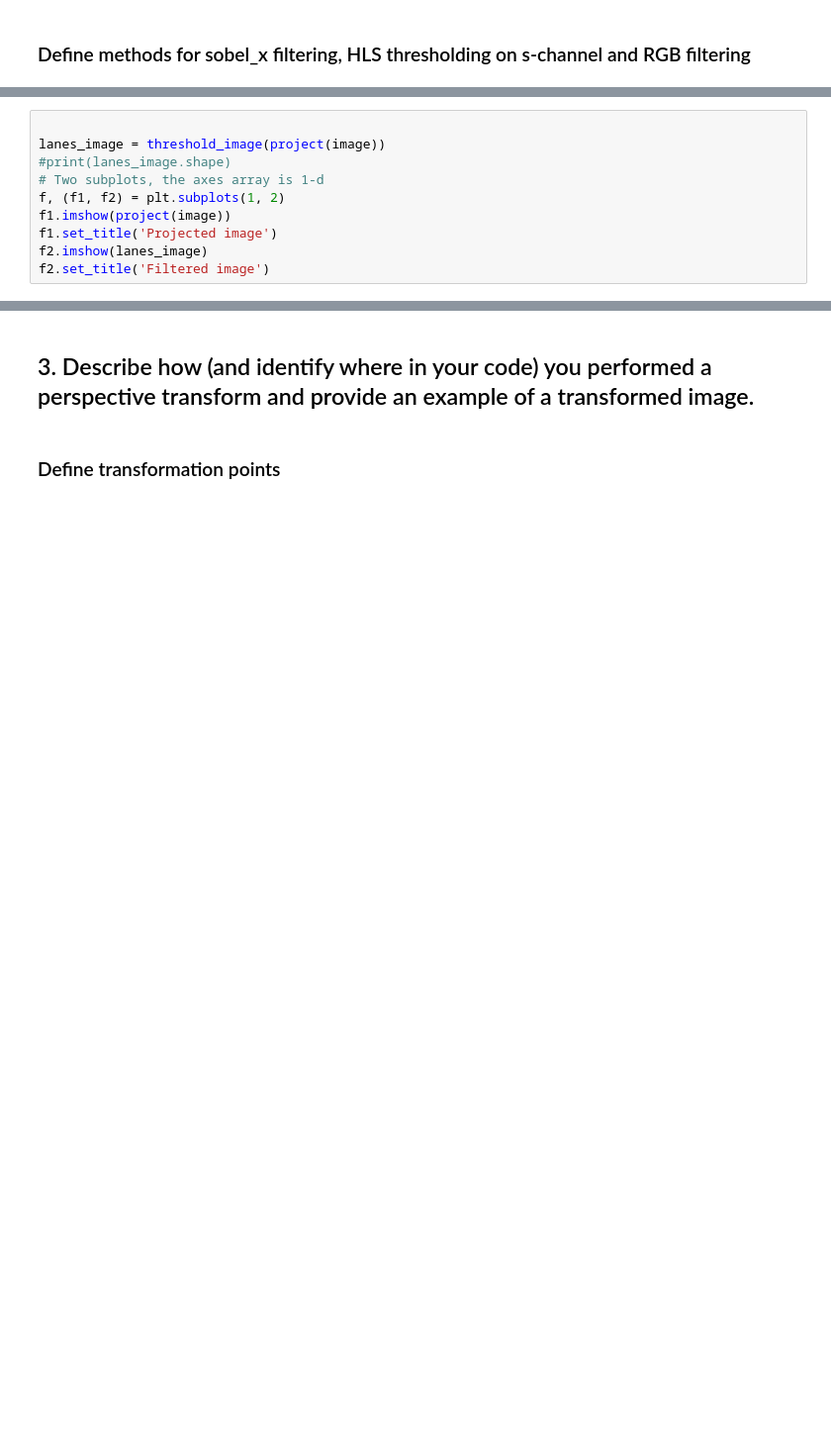
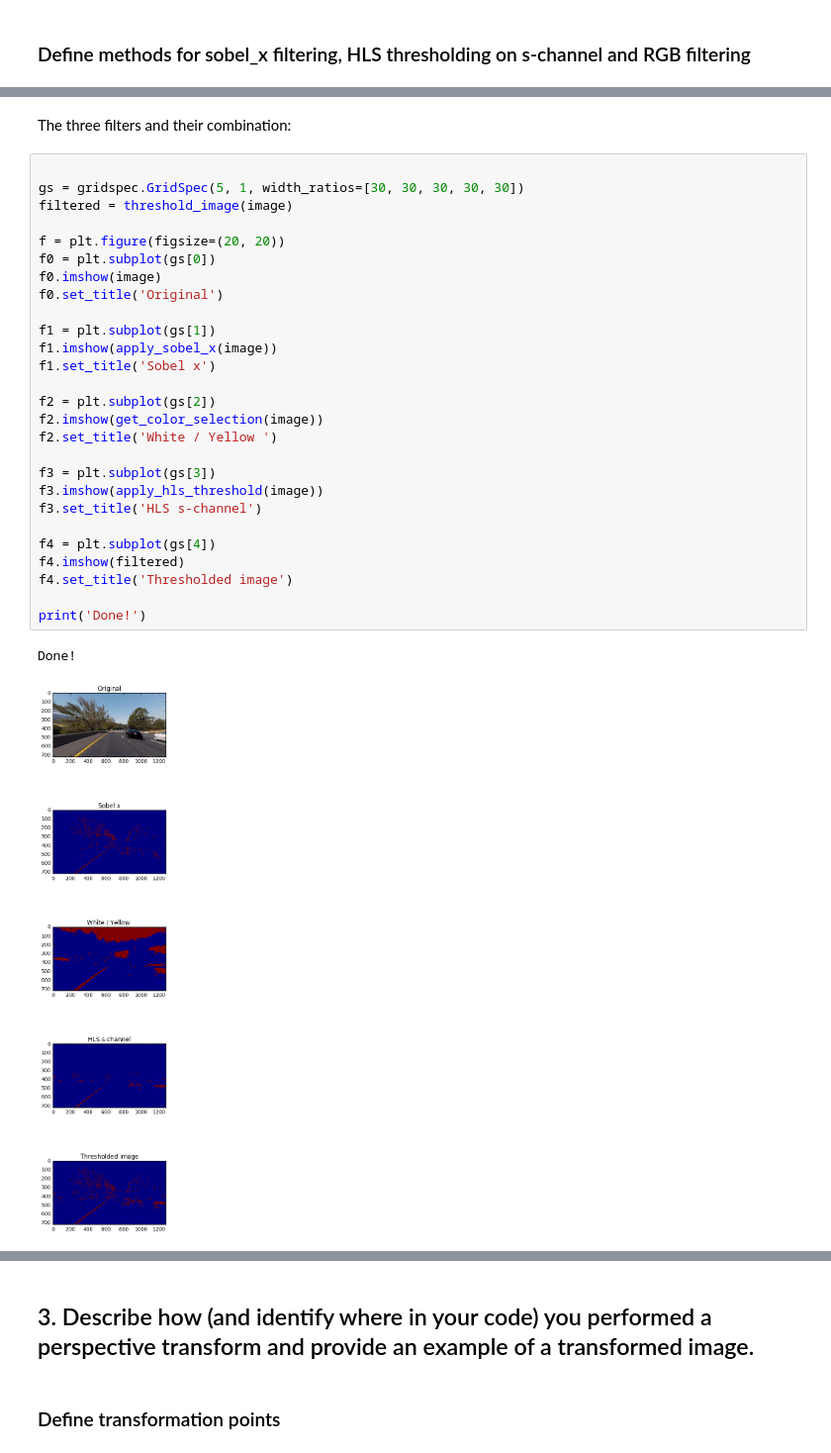
Before and after one commit to nmitsou/CarND-Advanced-Lane-Lines, a Jupyter notebook: calibrate.ipynb, the cells around one changed output, grey strips where cells are left out. Shown at 99% size. Drawn from its saved outputs; the diff is of its cells as text; blank space fills up the shorter version.

```diff
--- a/calibrate.ipynb
+++ b/calibrate.ipynb
@@ -191,10 +213,32 @@ def merge_images(img1, img2):
-# %%
-
-lanes_image = threshold_image(project(image))
-#print(lanes_image.shape)
-# Two subplots, the axes array is 1-d
-f, (f1, f2) = plt.subplots(1, 2)
-f1.imshow(project(image))
-f1.set_title('Projected image')
-f2.imshow(lanes_image)
-f2.set_title('Filtered image')
+# %% [markdown]
+The three filters and their combination:
+# %%
+
+gs = gridspec.GridSpec(5, 1, width_ratios=[30, 30, 30, 30, 30])
+filtered = threshold_image(image)
+
+f = plt.figure(figsize=(20, 20))
+f0 = plt.subplot(gs[0])
+f0.imshow(image)
+f0.set_title('Original')
+
+f1 = plt.subplot(gs[1])
+f1.imshow(apply_sobel_x(image))
+f1.set_title('Sobel x')
+
+f2 = plt.subplot(gs[2])
+f2.imshow(get_color_selection(image))
+f2.set_title('White / Yellow ')
+
+f3 = plt.subplot(gs[3])
+f3.imshow(apply_hls_threshold(image))
+f3.set_title('HLS s-channel')
+
+f4 = plt.subplot(gs[4])
+f4.imshow(filtered)
+f4.set_title('Thresholded image')
+
+print('Done!')
+# %% [output]
+Done!
+[figure, added]
```
Also changed, not shown: parts of 15 cells of this notebook.
